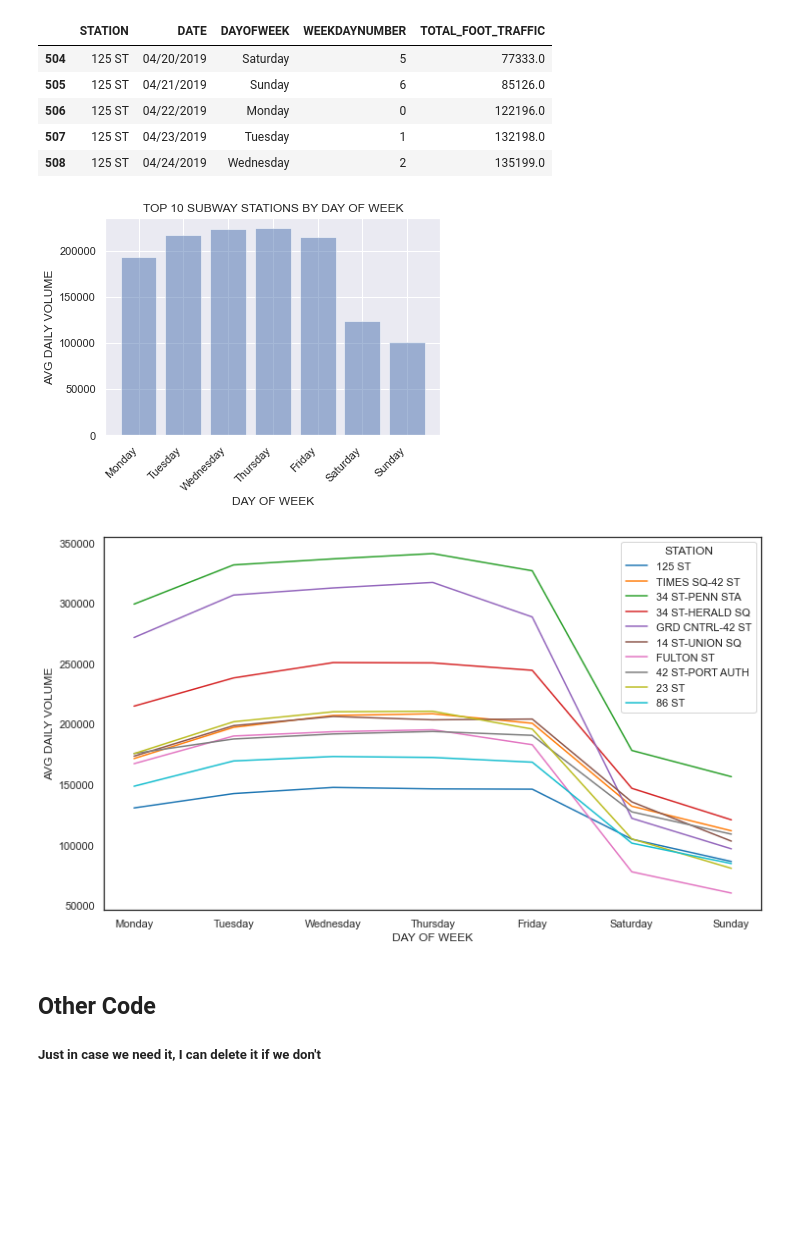
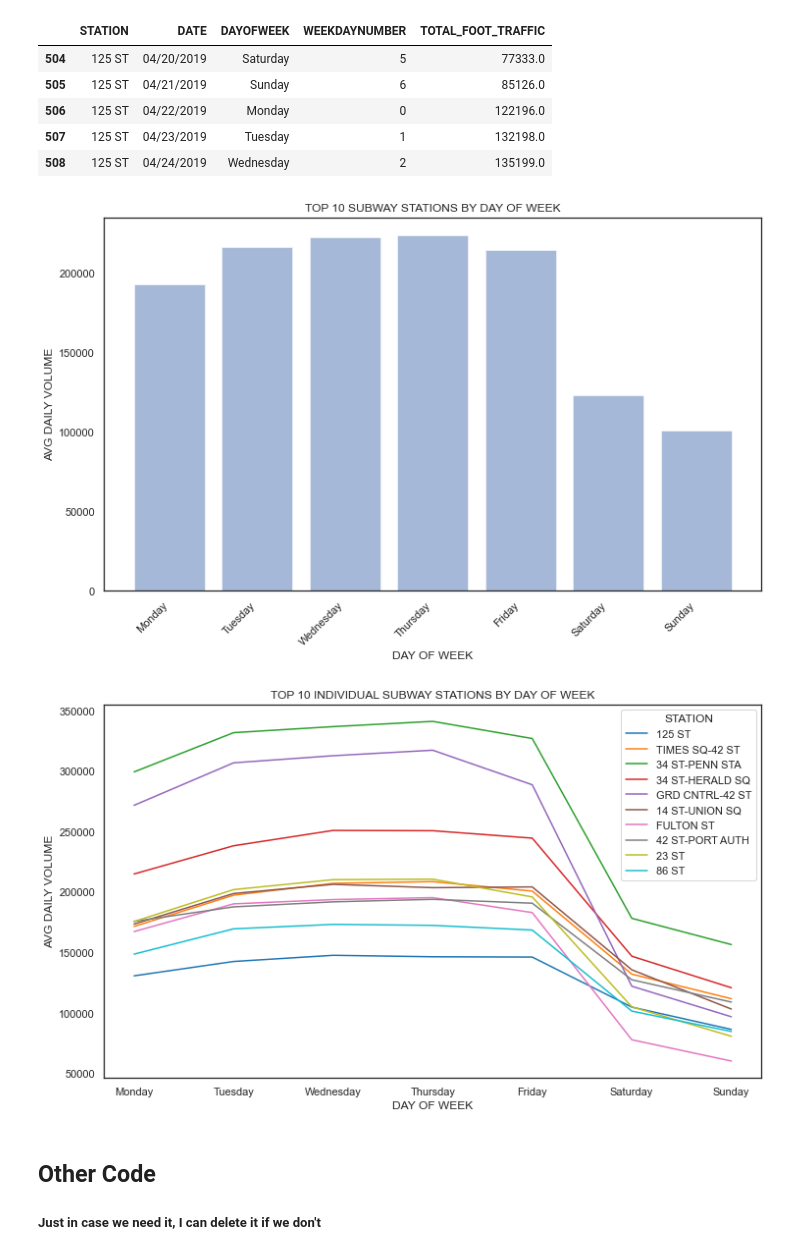
Before and after one commit to mvossbrinck/Metis_Project_1, a Jupyter notebook: EDA.ipynb, the cells around one changed output. Cells and saved outputs as stored; diff of their text form; code cells hidden in the pictures; blank space fills up the shorter version.

```diff
--- a/EDA.ipynb
+++ b/EDA.ipynb
@@ -213,20 +194,22 @@ top10_stations_daily.head()
 # %%
 # Graph code for average foot traffic by day of week for top 10 stations only
 
 dayofweek_station_avg = \
     (top10_stations_daily.groupby(['DAYOFWEEK', 'WEEKDAYNUMBER'])['TOTAL_FOOT_TRAFFIC'].mean()
                    .reset_index()
                    .sort_values(by ='WEEKDAYNUMBER')
                    )
 
+sns.set_style("white")
+plt.figure(figsize=(12, 7))
 plt.bar(dayofweek_station_avg['DAYOFWEEK'], dayofweek_station_avg['TOTAL_FOOT_TRAFFIC'], align='center', alpha=0.5)
 plt.xticks(dayofweek_station_avg['DAYOFWEEK'], rotation=45, ha='right')
 plt.ylabel('AVG DAILY VOLUME')
 plt.xlabel('DAY OF WEEK')
 plt.title('TOP 10 SUBWAY STATIONS BY DAY OF WEEK')
 plt.show()
 # %% [output]
-[figure, old version]
+[figure, new version]
 # %%
 # Top 10 stations grouped by weekday and graphed
 
@@ -242,9 +225,10 @@ sns.set_style("white")
 plt.figure(figsize=(12, 7))
 plt.xlabel('DAY OF WEEK')
 plt.ylabel('AVG DAILY VOLUME')
+plt.title('TOP 10 INDIVIDUAL SUBWAY STATIONS BY DAY OF WEEK')
 sns.lineplot(x="DAYOFWEEK", y="TOTAL_FOOT_TRAFFIC", hue="STATION", data = top10_stations_weekday_avg);
 # %% [output]
-[figure, old version]
+[figure, new version]
 # %% [markdown]
 ## Other Code
 ##### Just in case we need it, I can delete it if we don't
```
Also changed, not shown: parts of 3 cells of this notebook.
